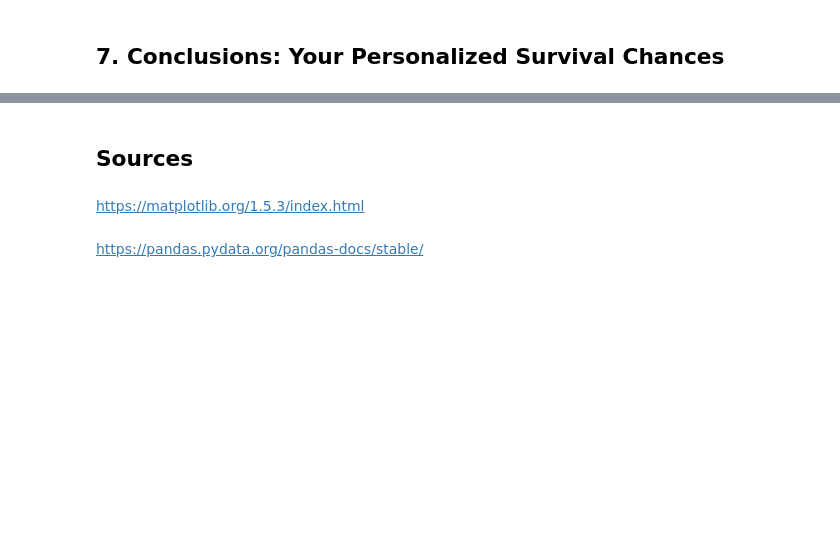
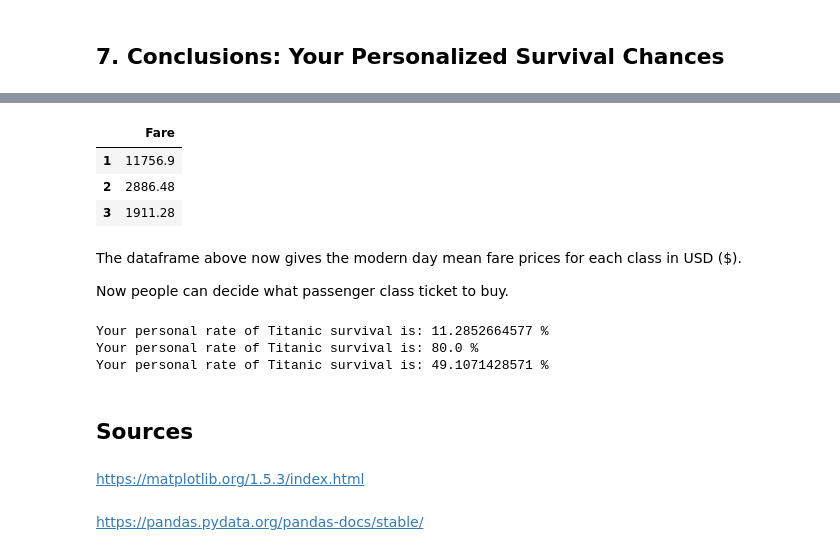
Before and after one commit to wblakecannon/titanic-investigation, a Jupyter notebook: titanic-investigation.ipynb, the cells around one changed output, grey strips where cells are left out. Cells and saved outputs as stored; diff of their text form; code cells hidden in the pictures; blank space fills up the shorter version.

```diff
--- a/titanic-investigation.ipynb
+++ b/titanic-investigation.ipynb
@@ -810,3 +784,47 @@ print personalized_survival_chances(3, 'female')
+# %%
+# Function to calculate inflation and convert to USD
+def inflation_exchange(meanfare):
+#    fare = avgfare
+    cycles = 0
+    years = 2016 - 1912
+    while cycles < years:
+        meanfare = meanfare + (meanfare*.046)
+        cycles += 1
+    fare_convert = meanfare * 1.3
+    return fare_convert
+# %%
+# Loop thru meanfares and adjust for inflation and then convert from £ to $
+convertfares_df = pd.DataFrame(index=sorted((titanic_df['Pclass'].unique()).tolist()), columns=['Fare'])
+for index, row in meanfares_df.iterrows():
+    convertfares_df.loc[index] = inflation_exchange(row['Fare'])
+convertfares_df
+# %% [output]
+|  | Fare |
+| 1 | 11756.9 |
+| 2 | 2886.48 |
+| 3 | 1911.28 |
+# %% [markdown]
+The dataframe above now gives the modern day mean fare prices for each class in USD ($).
+
+Now people can decide what passenger class ticket to buy.
+# %%
+# Function to pass user's desired passenger class, their sex, and their age
+# Returns their survival probability
+def personalized_survival_chances(pclass, sex, age):
+    if (sex == 'male') & (age > 14):
+        mwc = 'Men'
+    elif (sex == 'female') & (age > 14):
+        mwc = 'Women'
+    else:
+        mwc = 'Children'
+    return results_df.ix[pclass, mwc]
+print 'Your personal rate of Titanic survival is:', personalized_survival_chances(3, 'male', 34), '%'
+print 'Your personal rate of Titanic survival is:', personalized_survival_chances(1, 'female', 12), '%'
+print 'Your personal rate of Titanic survival is:', personalized_survival_chances(3, 'female', 34), '%'
+# %% [output]
+Your personal rate of Titanic survival is: 11.2852664577 %
+Your personal rate of Titanic survival is: 80.0 %
+Your personal rate of Titanic survival is: 49.1071428571 %
 # %% [markdown]
 ## Sources
 # %% [markdown]
```
Also changed, not shown: parts of 29 cells of this notebook, 1 other file.
